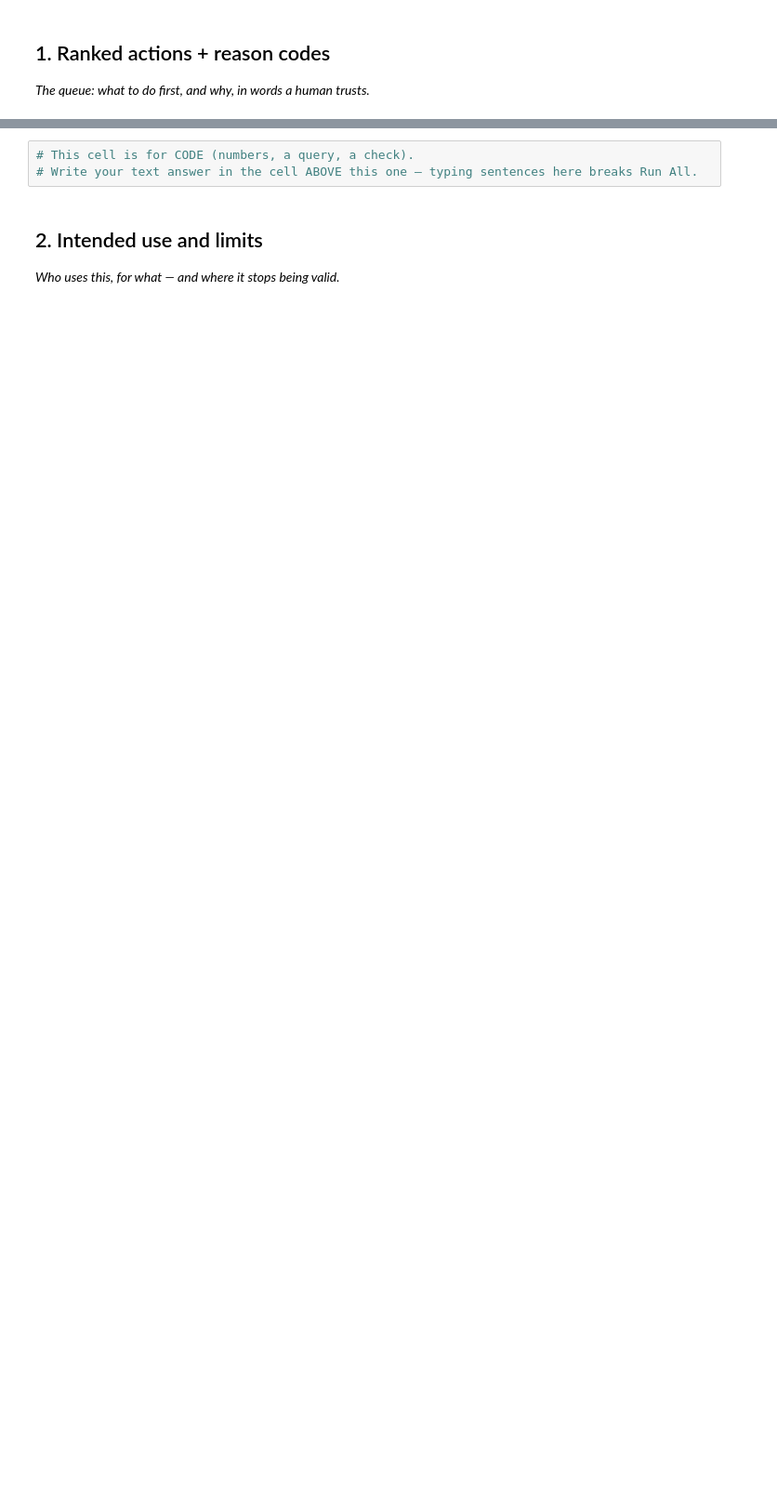
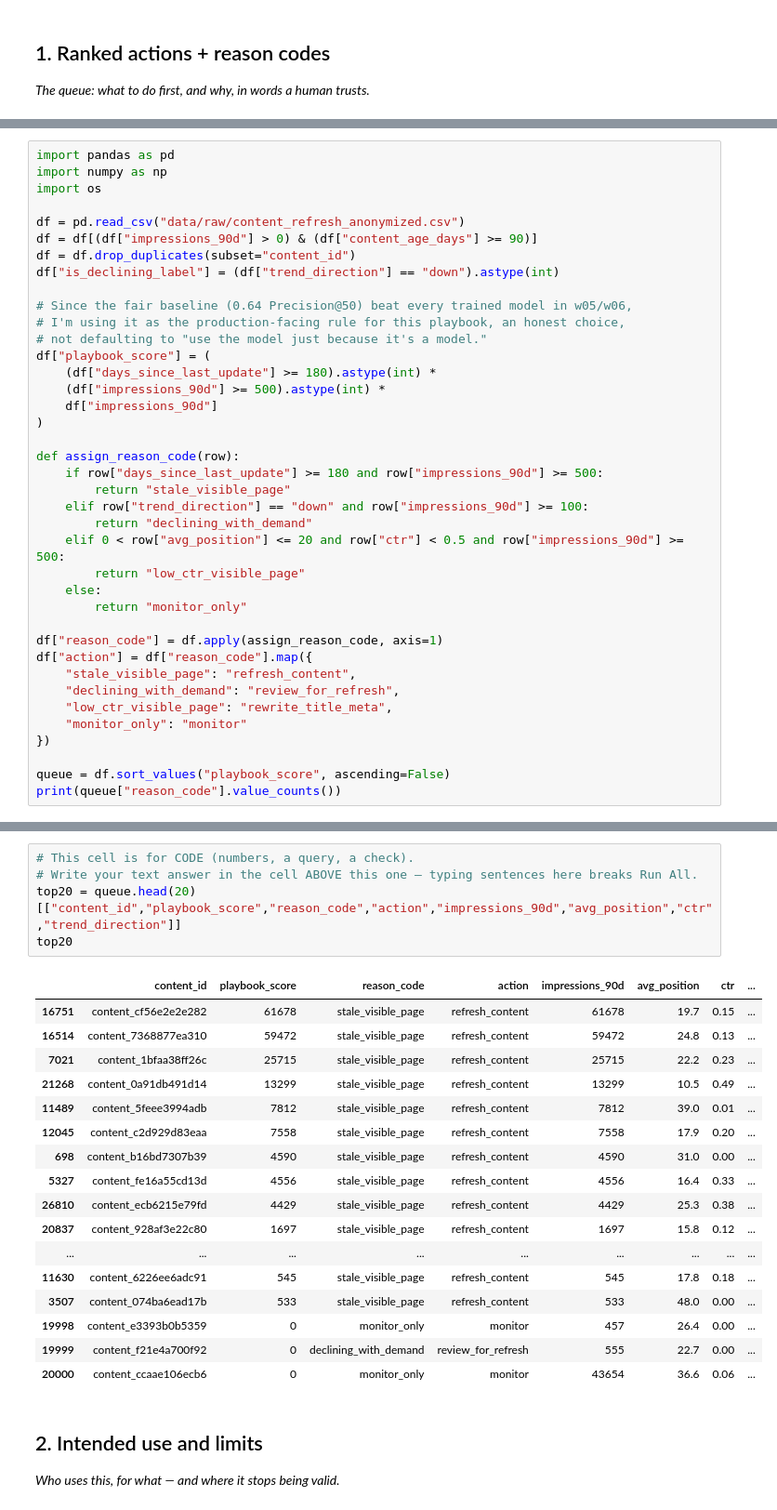
Before and after one commit to maheen-armghan/flyrank-internship, a Jupyter notebook: work/notebooks/w07_action_playbook.ipynb, the cells around one changed output, grey strips where cells are left out. Shown at 93% size. Drawn from its saved outputs; the diff is of its cells as text; blank space fills up the shorter version.

```diff
--- a/work/notebooks/w07_action_playbook.ipynb
+++ b/work/notebooks/w07_action_playbook.ipynb
@@ -12,0 +26,39 @@ This skeleton is yours to fill. Work the sections **in order** — each one has
+# %%
+import pandas as pd
+import numpy as np
+import os
+
+df = pd.read_csv("data/raw/content_refresh_anonymized.csv")
+df = df[(df["impressions_90d"] > 0) & (df["content_age_days"] >= 90)]
+df = df.drop_duplicates(subset="content_id")
+df["is_declining_label"] = (df["trend_direction"] == "down").astype(int)
+
+# Since the fair baseline (0.64 Precision@50) beat every trained model in w05/w06,
+# I'm using it as the production-facing rule for this playbook, an honest choice,
+# not defaulting to "use the model just because it's a model."
+df["playbook_score"] = (
+    (df["days_since_last_update"] >= 180).astype(int) *
+    (df["impressions_90d"] >= 500).astype(int) *
+    df["impressions_90d"]
+)
+
+def assign_reason_code(row):
+    if row["days_since_last_update"] >= 180 and row["impressions_90d"] >= 500:
+        return "stale_visible_page"
+    elif row["trend_direction"] == "down" and row["impressions_90d"] >= 100:
+        return "declining_with_demand"
+    elif 0 < row["avg_position"] <= 20 and row["ctr"] < 0.5 and row["impressions_90d"] >= 500:
+        return "low_ctr_visible_page"
+    else:
+        return "monitor_only"
+
+df["reason_code"] = df.apply(assign_reason_code, axis=1)
+df["action"] = df["reason_code"].map({
+    "stale_visible_page": "refresh_content",
+    "declining_with_demand": "review_for_refresh",
+    "low_ctr_visible_page": "rewrite_title_meta",
+    "monitor_only": "monitor"
+})
+
+queue = df.sort_values("playbook_score", ascending=False)
+print(queue["reason_code"].value_counts())
@@ -13,6 +76,26 @@ This skeleton is yours to fill. Work the sections **in order** — each one has
 # %%
 # This cell is for CODE (numbers, a query, a check).
 # Write your text answer in the cell ABOVE this one — typing sentences here breaks Run All.
+top20 = queue.head(20)[["content_id","playbook_score","reason_code","action","impressions_90d","avg_position","ctr","trend_direction"]]
+top20
+# %% [output]
+|  | content_id | playbook_score | reason_code | action | impressions_90d | avg_position | ctr | ... |
+| 16751 | content_cf56e2e2e282 | 61678 | stale_visible_page | refresh_content | 61678 | 19.7 | 0.15 | ... |
+| 16514 | content_7368877ea310 | 59472 | stale_visible_page | refresh_content | 59472 | 24.8 | 0.13 | ... |
+| 7021 | content_1bfaa38ff26c | 25715 | stale_visible_page | refresh_content | 25715 | 22.2 | 0.23 | ... |
+| 21268 | content_0a91db491d14 | 13299 | stale_visible_page | refresh_content | 13299 | 10.5 | 0.49 | ... |
+| 11489 | content_5feee3994adb | 7812 | stale_visible_page | refresh_content | 7812 | 39.0 | 0.01 | ... |
+| 12045 | content_c2d929d83eaa | 7558 | stale_visible_page | refresh_content | 7558 | 17.9 | 0.20 | ... |
+| 698 | content_b16bd7307b39 | 4590 | stale_visible_page | refresh_content | 4590 | 31.0 | 0.00 | ... |
+| 5327 | content_fe16a55cd13d | 4556 | stale_visible_page | refresh_content | 4556 | 16.4 | 0.33 | ... |
+| 26810 | content_ecb6215e79fd | 4429 | stale_visible_page | refresh_content | 4429 | 25.3 | 0.38 | ... |
+| 20837 | content_928af3e22c80 | 1697 | stale_visible_page | refresh_content | 1697 | 15.8 | 0.12 | ... |
+| ... | ... | ... | ... | ... | ... | ... | ... | ... |
+| 11630 | content_6226ee6adc91 | 545 | stale_visible_page | refresh_content | 545 | 17.8 | 0.18 | ... |
+| 3507 | content_074ba6ead17b | 533 | stale_visible_page | refresh_content | 533 | 48.0 | 0.00 | ... |
+| 19998 | content_e3393b0b5359 | 0 | monitor_only | monitor | 457 | 26.4 | 0.00 | ... |
+| 19999 | content_f21e4a700f92 | 0 | declining_with_demand | review_for_refresh | 555 | 22.7 | 0.00 | ... |
+| 20000 | content_ccaae106ecb6 | 0 | monitor_only | monitor | 43654 | 36.6 | 0.06 | ... |
 # %% [markdown]
 ## 2. Intended use and limits
 
```
Also changed, not shown: parts of 10 cells of this notebook.
